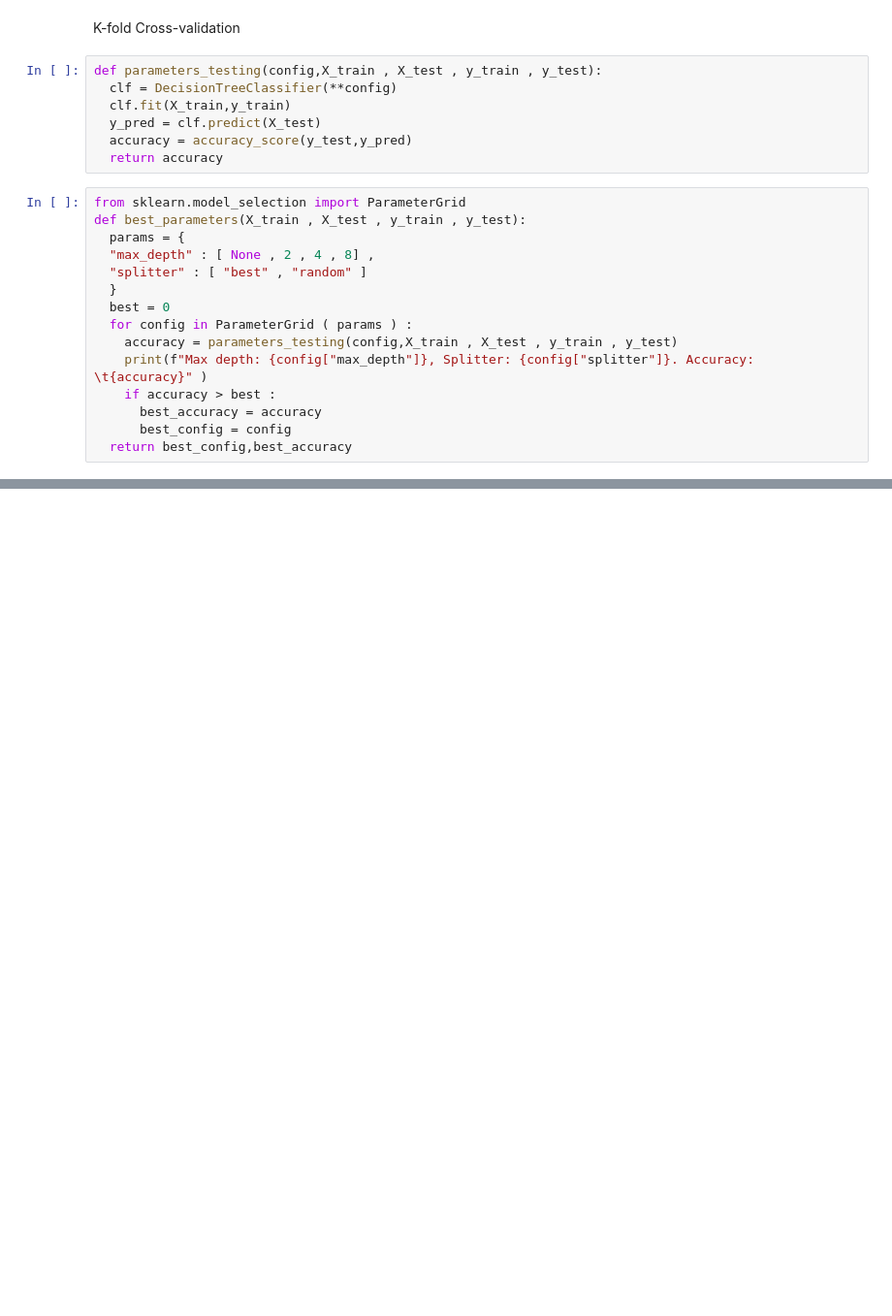
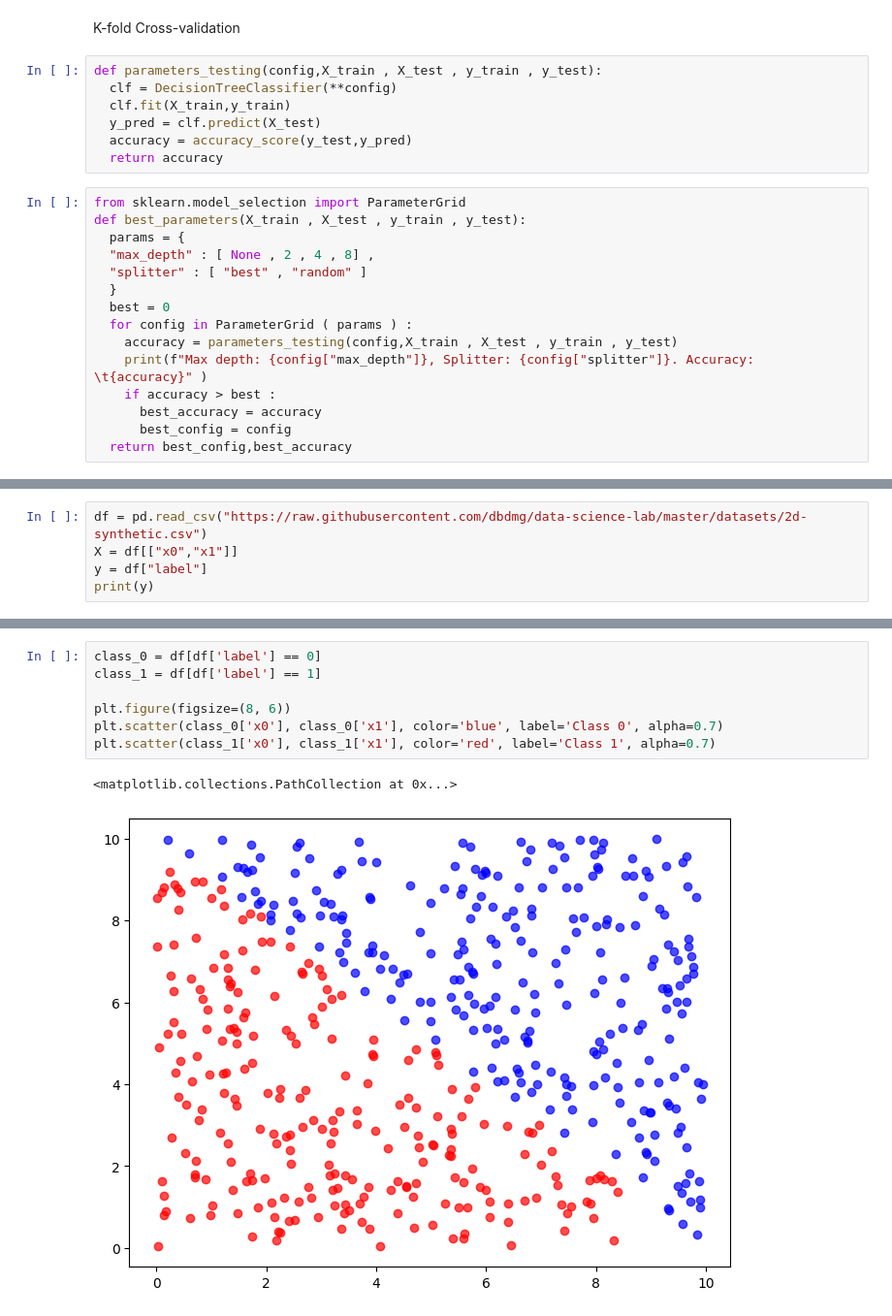
Before and after one commit to maurilanzo/Data-Science-Lab, a Jupyter notebook: ds-labs/lab4/lab04_ds.ipynb, the cells around one changed output, grey strips where cells are left out. Shown: that part at 97% size. Saved outputs shown, nothing was run; the diff lists cells and outputs as text; blank space fills up the shorter version.

```diff
--- a/ds-labs/lab4/lab04_ds.ipynb
+++ b/ds-labs/lab4/lab04_ds.ipynb
@@ -168,0 +174,5 @@ ValueError: Number of labels=7 does not match number of samples=28
+# %%
+df = pd.read_csv("https://raw.githubusercontent.com/dbdmg/data-science-lab/master/datasets/2d-synthetic.csv")
+X = df[["x0","x1"]]
+y = df["label"]
+print(y)
@@ -168,0 +192,10 @@ ValueError: Number of labels=7 does not match number of samples=28
+# %%
+class_0 = df[df['label'] == 0]
+class_1 = df[df['label'] == 1]
+
+plt.figure(figsize=(8, 6))
+plt.scatter(class_0['x0'], class_0['x1'], color='blue', label='Class 0', alpha=0.7)
+plt.scatter(class_1['x0'], class_1['x1'], color='red', label='Class 1', alpha=0.7)
+# %% [output]
+<matplotlib.collections.PathCollection at 0x...>
+[figure, added]
```
Also changed, not shown: parts of 16 cells of this notebook.
